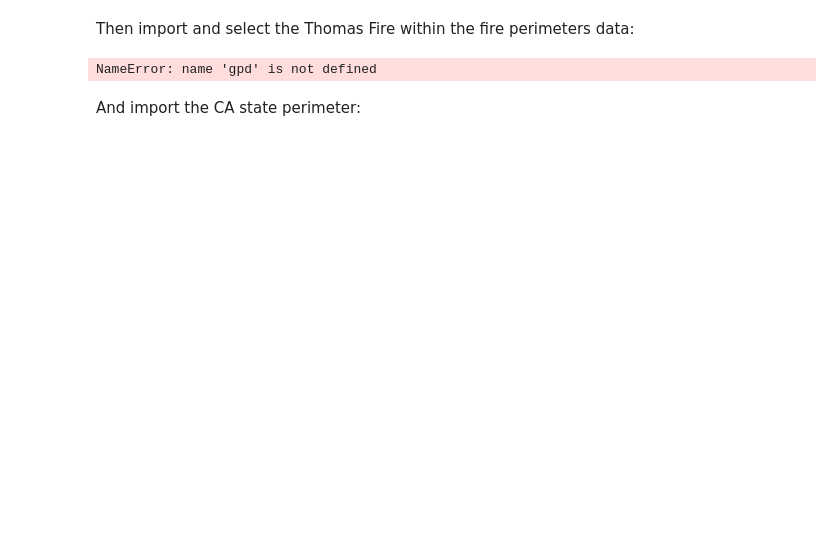
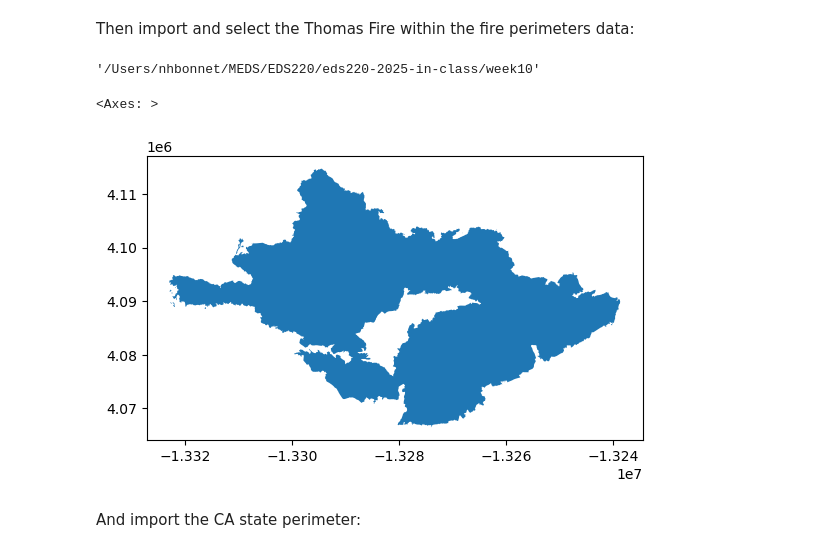
Before and after one commit to NatBonnet/eds220-2025-in-class, a Jupyter notebook: week10/week-9-land-cover-stats.ipynb, the cells around one changed output. Drawn from its saved outputs; the diff is of its cells as text; code cells hidden in the pictures; blank space fills up the shorter version.

```diff
--- a/week10/week-9-land-cover-stats.ipynb
+++ b/week10/week-9-land-cover-stats.ipynb
@@ -33,19 +31,25 @@ ModuleNotFoundError: No module named 'pyproj._geod'
 # %% [markdown]
 Then import and select the Thomas Fire within the fire perimeters data:
+# %%
+os.getcwd()
+# %% [output]
+'/Users/nhbonnet/MEDS/EDS220/eds220-2025-in-class/week10'
 # %%
 # UPDATE THIS AS NEEDED SO YOU CAN IMPORT THE DATA
 
 fire_perimeters = gpd.read_file(os.path.join('data',
-                  'California_Fire_Perimeters_2017',
-                  'California_Fire_Perimeters_2017.shp'
+                                             'California_Fire_Perimeters_2017',
+                                             'California_Fire_Perimeters_2017',
+                                             'California_Fire_Perimeters_2017.shp'
                  ))
 thomas_fire = fire_perimeters[fire_perimeters['FIRE_NAME']=='THOMAS']
 
 # Examine fire perimeter data
 thomas_fire.crs
 thomas_fire.plot()
 # %% [output]
-NameError: name 'gpd' is not defined
+<Axes: >
+[figure, added]
 # %% [markdown]
 And import the CA state perimeter:
 # %%
```
Also changed, not shown: parts of 25 cells of this notebook.
